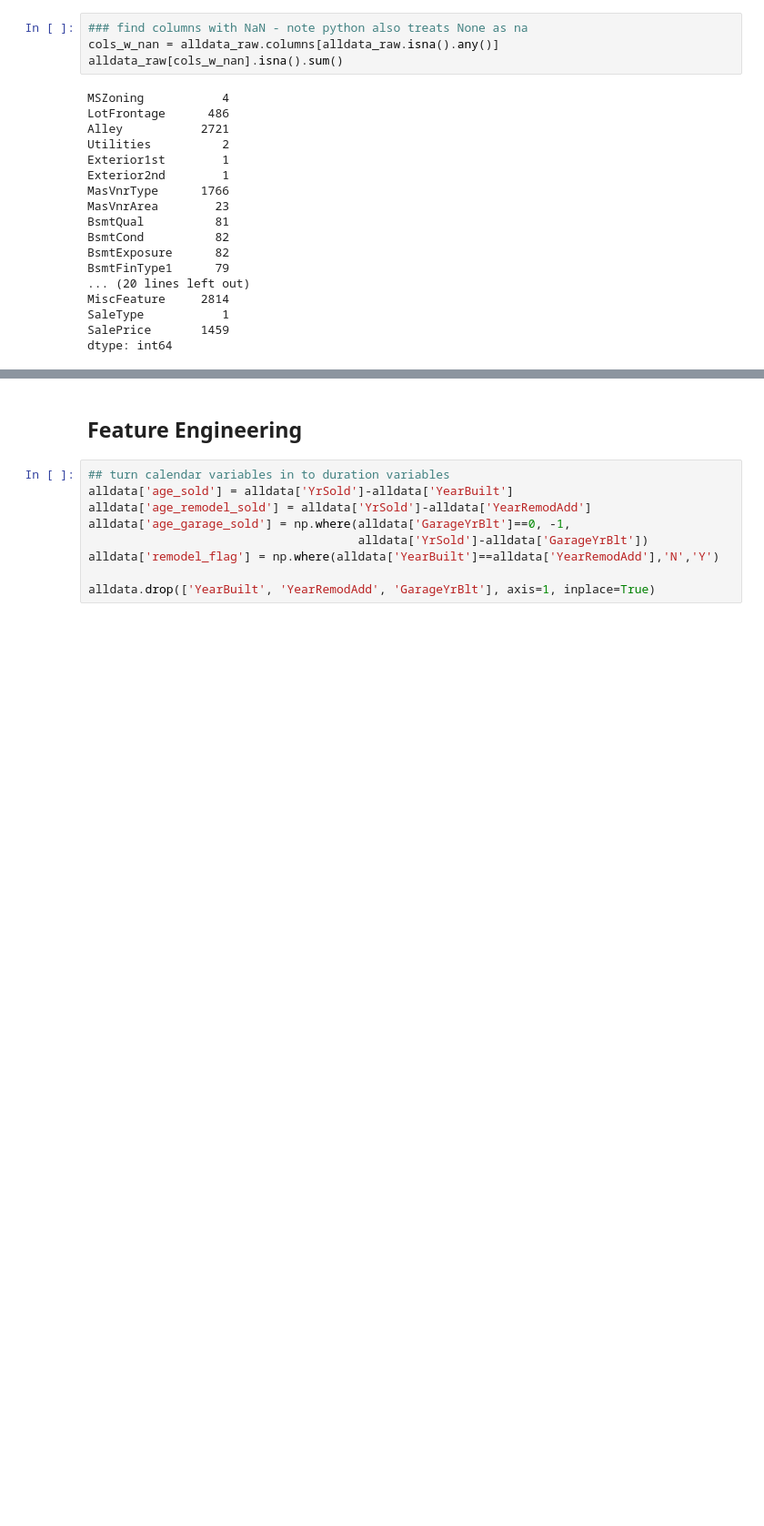
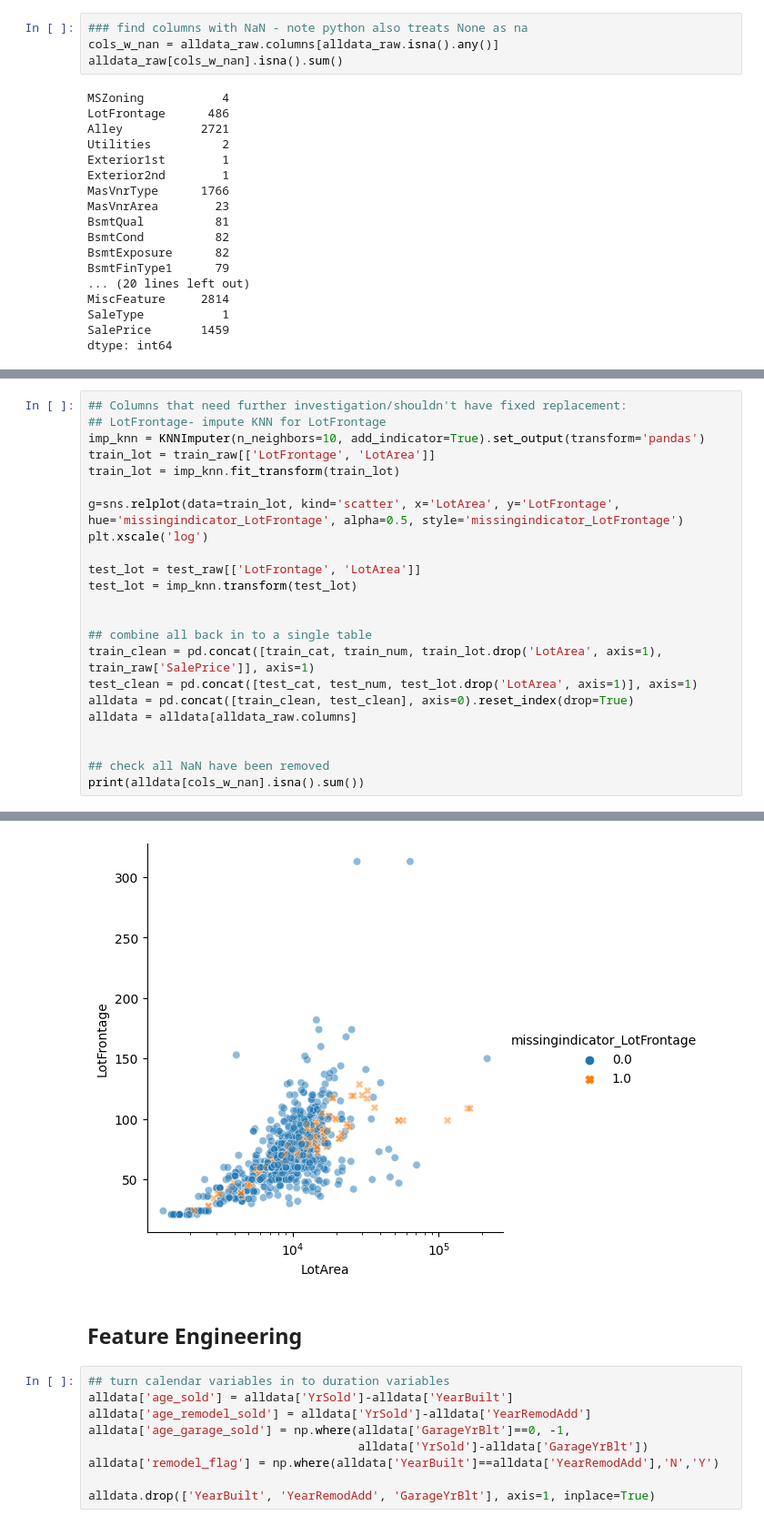
Before and after one commit to stephanie-yz/House-Prices, a Jupyter notebook: 01 Data Cleaning.ipynb, the cells around one changed output, grey strips where cells are left out. Shown: that part at 91% size. Drawn from its saved outputs; the diff is of its cells as text; blank space fills up the shorter version.

Commit message:
train/test separate; replace fillna with impute

```diff
--- a/01 Data Cleaning.ipynb
+++ b/01 Data Cleaning.ipynb
@@ -149,0 +135,24 @@ dtype: int64
+# %%
+## Columns that need further investigation/shouldn't have fixed replacement:
+## LotFrontage- impute KNN for LotFrontage
+imp_knn = KNNImputer(n_neighbors=10, add_indicator=True).set_output(transform='pandas')
+train_lot = train_raw[['LotFrontage', 'LotArea']]
+train_lot = imp_knn.fit_transform(train_lot)
+
+g=sns.relplot(data=train_lot, kind='scatter', x='LotArea', y='LotFrontage', hue='missingindicator_LotFrontage', alpha=0.5, style='missingindicator_LotFrontage')
+plt.xscale('log')
+
+test_lot = test_raw[['LotFrontage', 'LotArea']]
+test_lot = imp_knn.transform(test_lot)
+
+
+## combine all back in to a single table
+train_clean = pd.concat([train_cat, train_num, train_lot.drop('LotArea', axis=1), train_raw['SalePrice']], axis=1)
+test_clean = pd.concat([test_cat, test_num, test_lot.drop('LotArea', axis=1)], axis=1)
+alldata = pd.concat([train_clean, test_clean], axis=0).reset_index(drop=True)
+alldata = alldata[alldata_raw.columns]
+
+
+## check all NaN have been removed
+print(alldata[cols_w_nan].isna().sum())
+# %% [output]
@@ -150,3 +176,4 @@ dtype: int64
+[figure, added]
 # %% [markdown]
 ## Feature Engineering
 # %%
```
Also changed, not shown: parts of 7 cells of this notebook.
